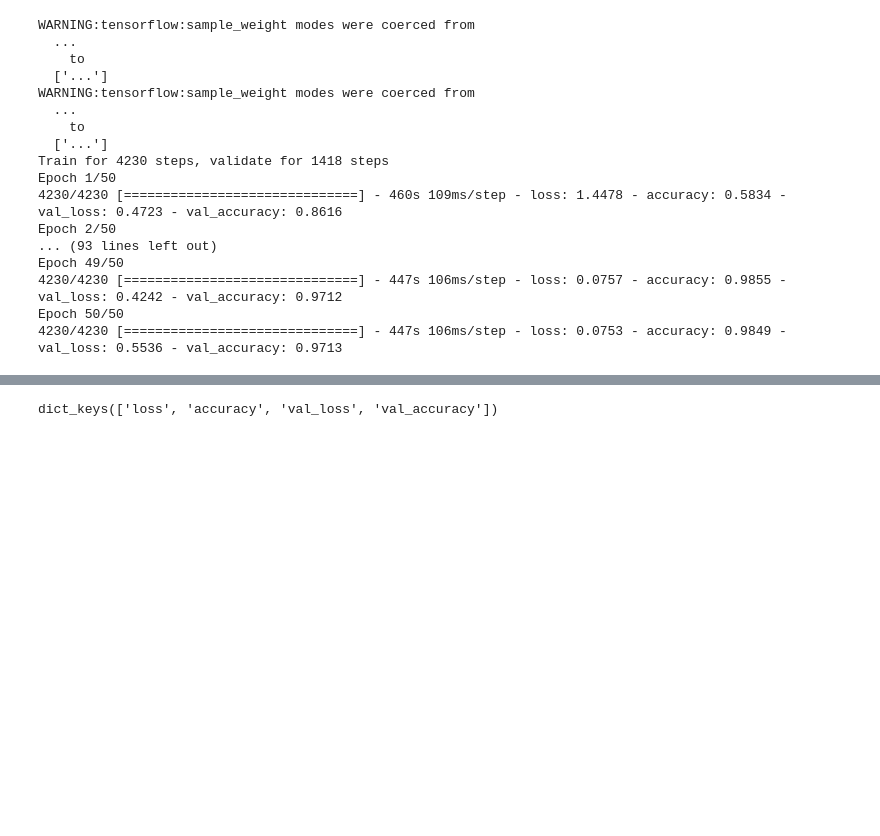
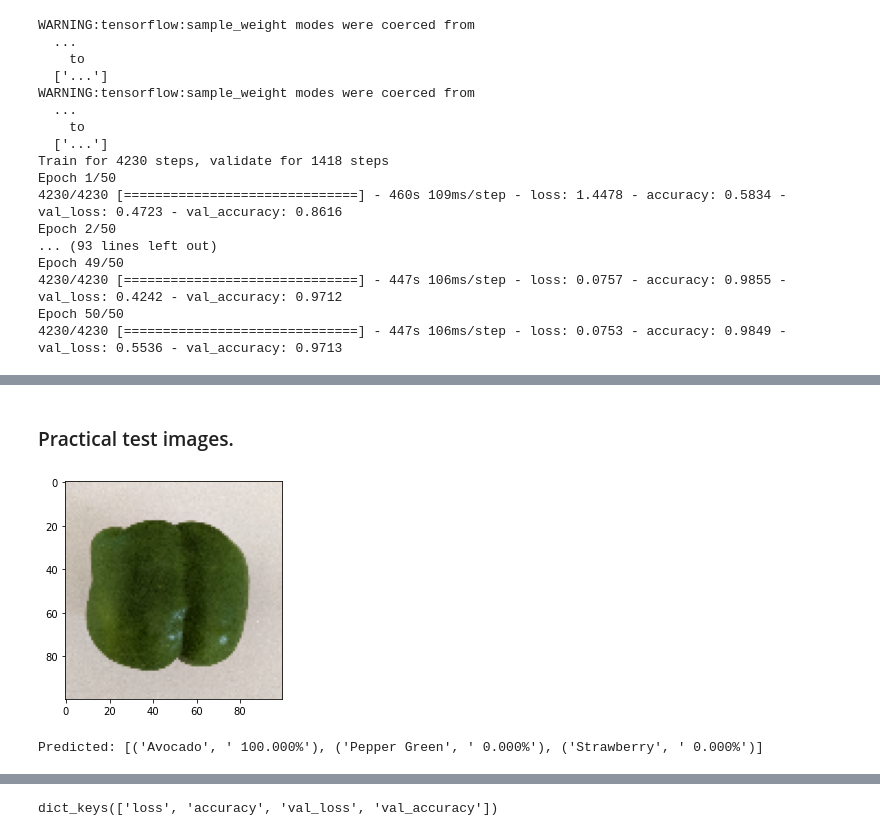
Before and after one commit to ashleep/Heningburg_Pounds_Final_Project, a Jupyter notebook: CNNtest.ipynb, the cells around one changed output, grey strips where cells are left out. Drawn from its saved outputs; the diff is of its cells as text; code cells hidden in the pictures; blank space fills up the shorter version.

```diff
--- a/CNNtest.ipynb
+++ b/CNNtest.ipynb
@@ -161,0 +310,11 @@ Predicted: [('Cherry 1', ' 100.000%'), ('Watermelon', ' 0.000%'), ('Grape White
+# %% [markdown]
+### Practical test images.
+# %%
+img = 'Pictures/Bell_Pepper.jpg'
+show_img(img)
+# %% [output]
+[figure, added]
+# %%
+predict(img, 3)
+# %% [output]
+Predicted: [('Avocado', ' 100.000%'), ('Pepper Green', ' 0.000%'), ('Strawberry', ' 0.000%')]
```
Also changed, not shown: parts of 41 cells of this notebook, 4 other files.
